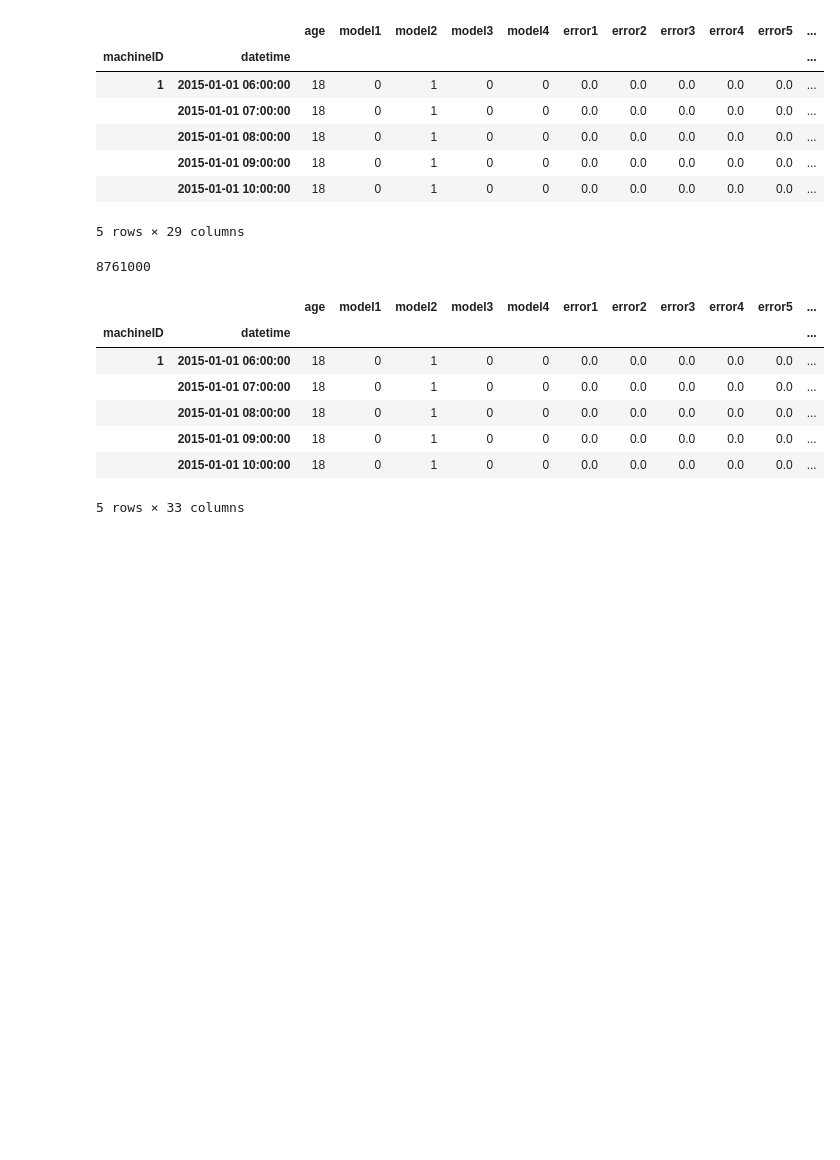
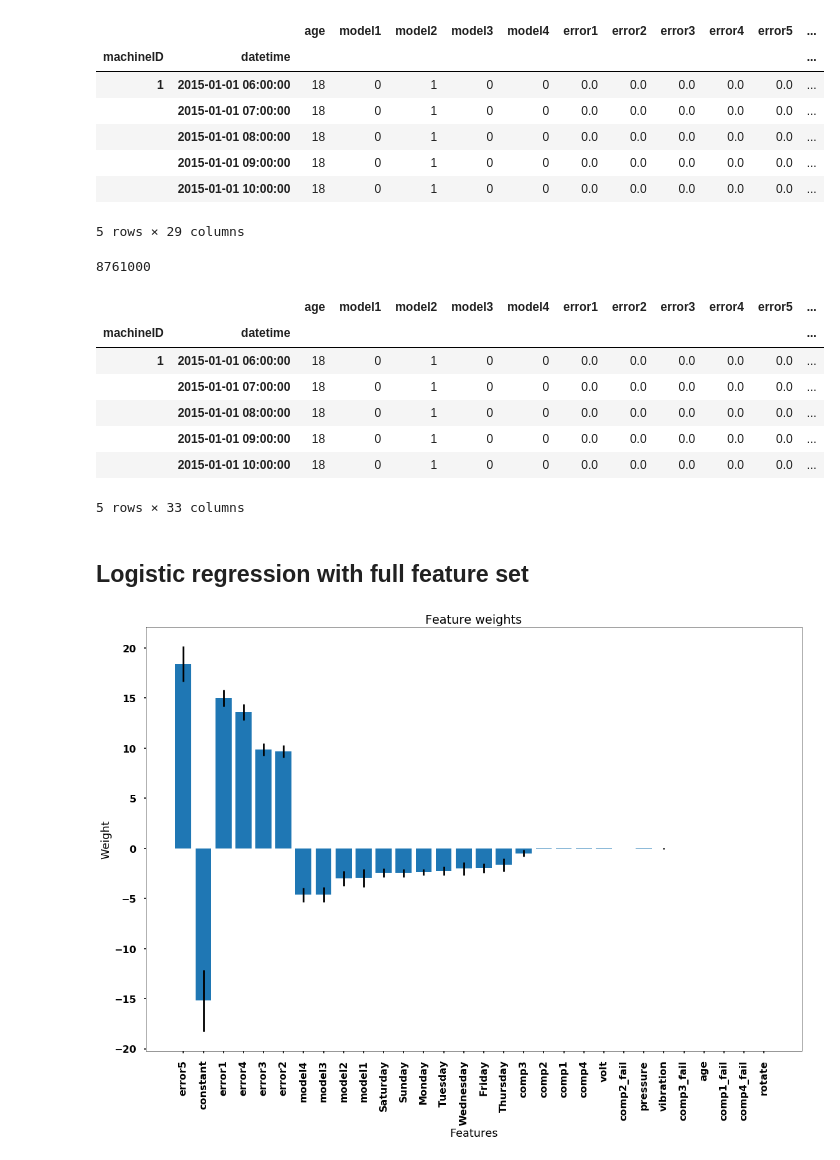
Before and after one commit to autonlab/2018.hackAuton, a Jupyter notebook: MarkovChainChomps/CP2-MarkovChainChomps.ipynb, the cells around one changed output. Drawn from its saved outputs; the diff is of its cells as text; code cells hidden in the pictures; blank space fills up the shorter version.

```diff
--- a/MarkovChainChomps/CP2-MarkovChainChomps.ipynb
+++ b/MarkovChainChomps/CP2-MarkovChainChomps.ipynb
@@ -183,0 +224,2 @@ X_y.head()
+# %% [markdown]
+## Logistic regression with full feature set
@@ -183,0 +268,20 @@ X_y.head()
+# %%
+if True:
+    feature_names = np.array(['constant'] + list(X.columns))
+    coefs = np.vstack(coefs)
+    coef_mag = coefs.mean(axis=0)
+    coef_std = coefs.std(axis=0)
+
+    idx = np.argsort(np.abs(coef_mag))[::-1]
+
+
+    plt.figure(figsize=(16, 12))
+    plt.bar(np.arange(len(feature_names)), coef_mag[idx], yerr=coef_std[idx])
+    plt.xticks(np.arange(len(feature_names)), feature_names[idx], rotation=90)
+    plt.xlabel("Features")
+    plt.ylabel("Weight")
+    plt.title("Feature weights")
+    plt.tight_layout()
+    None
+# %% [output]
+[figure, added]
```
Also changed, not shown: parts of 10 cells of this notebook.
